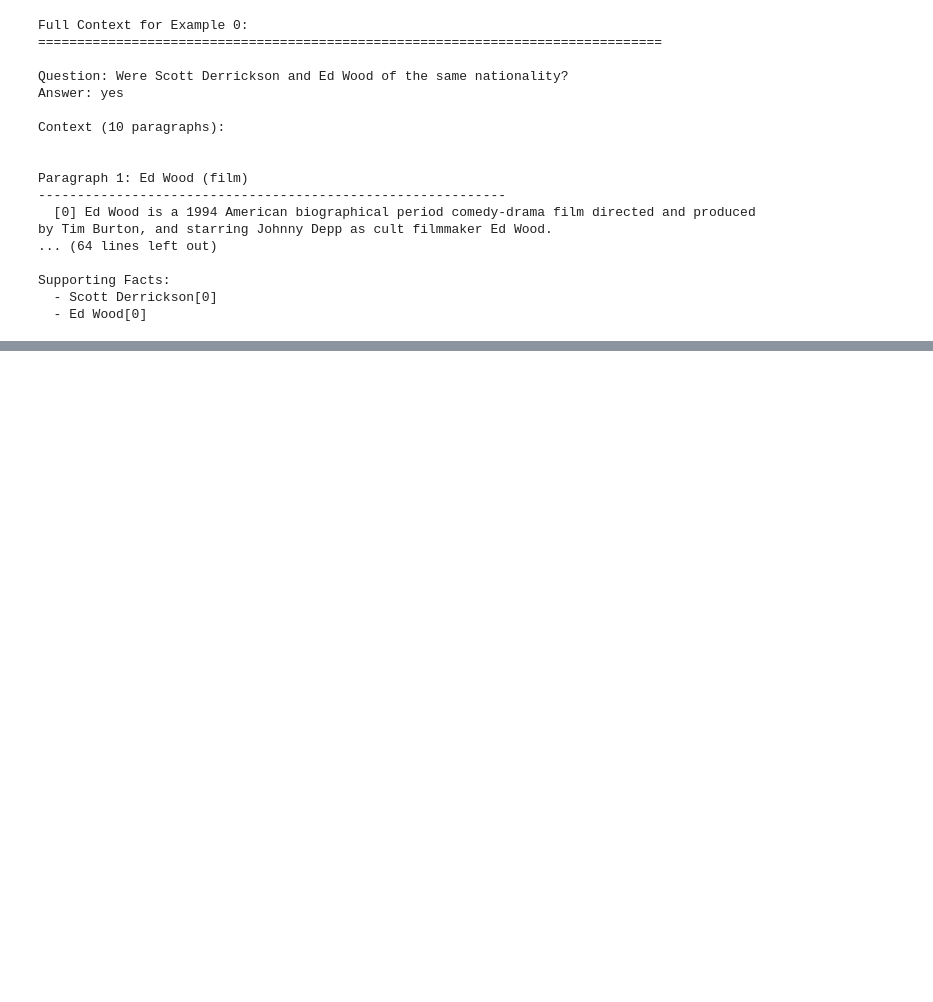
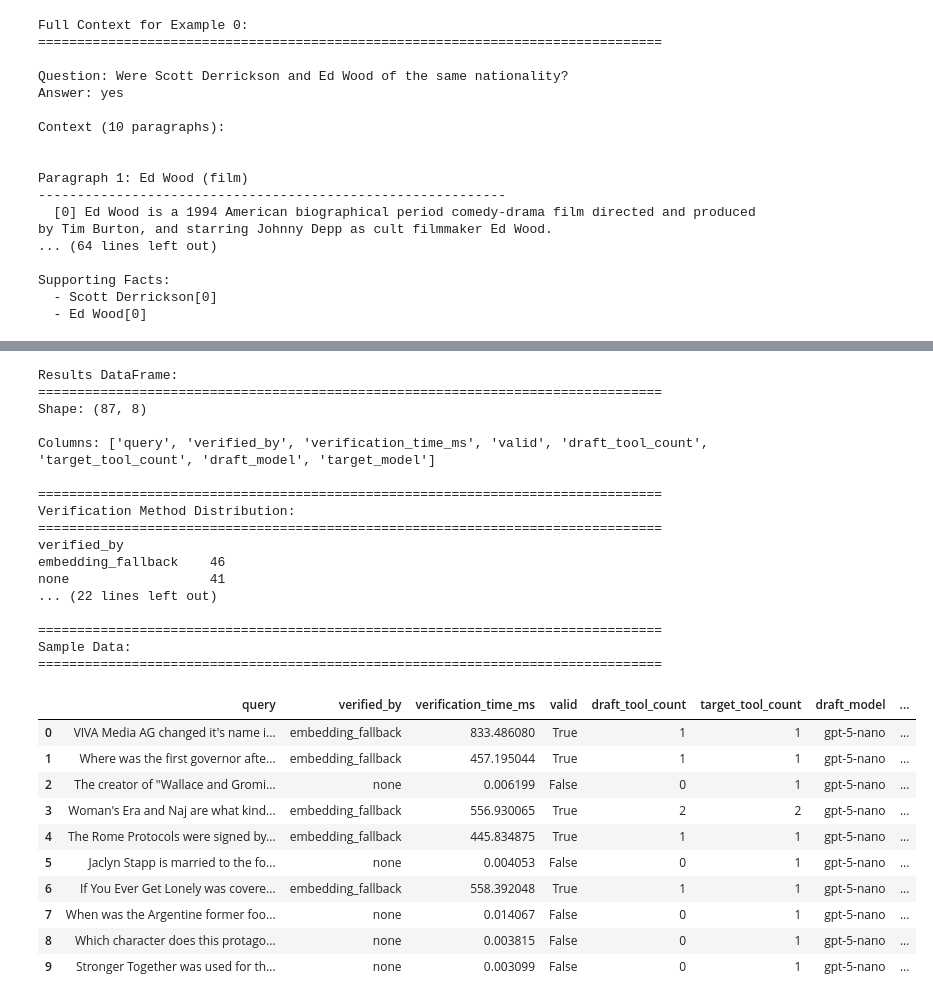
Before and after one commit to keltonlee/Speculative-Agent, a Jupyter notebook: explore_browsecomp.ipynb, the cells around one changed output, grey strips where cells are left out. Cells and saved outputs as stored; diff of their text form; code cells hidden in the pictures; blank space fills up the shorter version.

```diff
--- a/explore_browsecomp.ipynb
+++ b/explore_browsecomp.ipynb
@@ -402,0 +524,72 @@ Supporting Facts:
+# %%
+import pandas as pd
+
+# Create DataFrame from query results for easier analysis
+df_results = pd.DataFrame([
+    {
+        'query': q.get('query', '')[:100] + '...',
+        'verified_by': q.get('verified_by', 'N/A'),
+        'verification_time_ms': q.get('verification_time', 0) * 1000,
+        'valid': q.get('validation', {}).get('valid', False),
+        'draft_tool_count': len(q.get('draft_tools', [])),
+        'target_tool_count': len(q.get('target_tools', [])),
+        'draft_model': q.get('draft_model', 'N/A'),
+        'target_model': q.get('target_model', 'N/A')
+    }
+    for q in queries
+])
+
+print("Results DataFrame:")
+print("="*80)
+print(f"Shape: {df_results.shape}")
+print(f"\nColumns: {df_results.columns.tolist()}")
+
+print("\n" + "="*80)
+print("Verification Method Distribution:")
+print("="*80)
+print(df_results['verified_by'].value_counts())
+
+print("\n" + "="*80)
+print("Verification Time Statistics (ms):")
+print("="*80)
+print(df_results['verification_time_ms'].describe())
+
+print("\n" + "="*80)
+print("Verification Time by Method:")
+print("="*80)
+print(df_results.groupby('verified_by')['verification_time_ms'].agg(['mean', 'median', 'std', 'min', 'max']))
+
+# Display first few rows
+print("\n" + "="*80)
+print("Sample Data:")
+print("="*80)
+df_results.head(10)
+# %% [output]
+Results DataFrame:
+================================================================================
+Shape: (87, 8)
+
+Columns: ['query', 'verified_by', 'verification_time_ms', 'valid', 'draft_tool_count', 'target_tool_count', 'draft_model', 'target_model']
+
+================================================================================
+Verification Method Distribution:
+================================================================================
+verified_by
+embedding_fallback    46
+none                  41
+... (22 lines left out)
+
+================================================================================
+Sample Data:
+================================================================================
+|  | query | verified_by | verification_time_ms | valid | draft_tool_count | target_tool_count | draft_model | ... |
+| 0 | VIVA Media AG changed it's name i... | embedding_fallback | 833.486080 | True | 1 | 1 | gpt-5-nano | ... |
+| 1 | Where was the first governor afte... | embedding_fallback | 457.195044 | True | 1 | 1 | gpt-5-nano | ... |
+| 2 | The creator of "Wallace and Gromi... | none | 0.006199 | False | 0 | 1 | gpt-5-nano | ... |
+| 3 | Woman's Era and Naj are what kind... | embedding_fallback | 556.930065 | True | 2 | 2 | gpt-5-nano | ... |
+| 4 | The Rome Protocols were signed by... | embedding_fallback | 445.834875 | True | 1 | 1 | gpt-5-nano | ... |
+| 5 | Jaclyn Stapp is married to the fo... | none | 0.004053 | False | 0 | 1 | gpt-5-nano | ... |
+| 6 | If You Ever Get Lonely was covere... | embedding_fallback | 558.392048 | True | 1 | 1 | gpt-5-nano | ... |
+| 7 | When was the Argentine former foo... | none | 0.014067 | False | 0 | 1 | gpt-5-nano | ... |
+| 8 | Which character does this protago... | none | 0.003815 | False | 0 | 1 | gpt-5-nano | ... |
+| 9 | Stronger Together was used for th... | none | 0.003099 | False | 0 | 1 | gpt-5-nano | ... |
```
Also changed, not shown: parts of 11 cells of this notebook, 13 other files.
